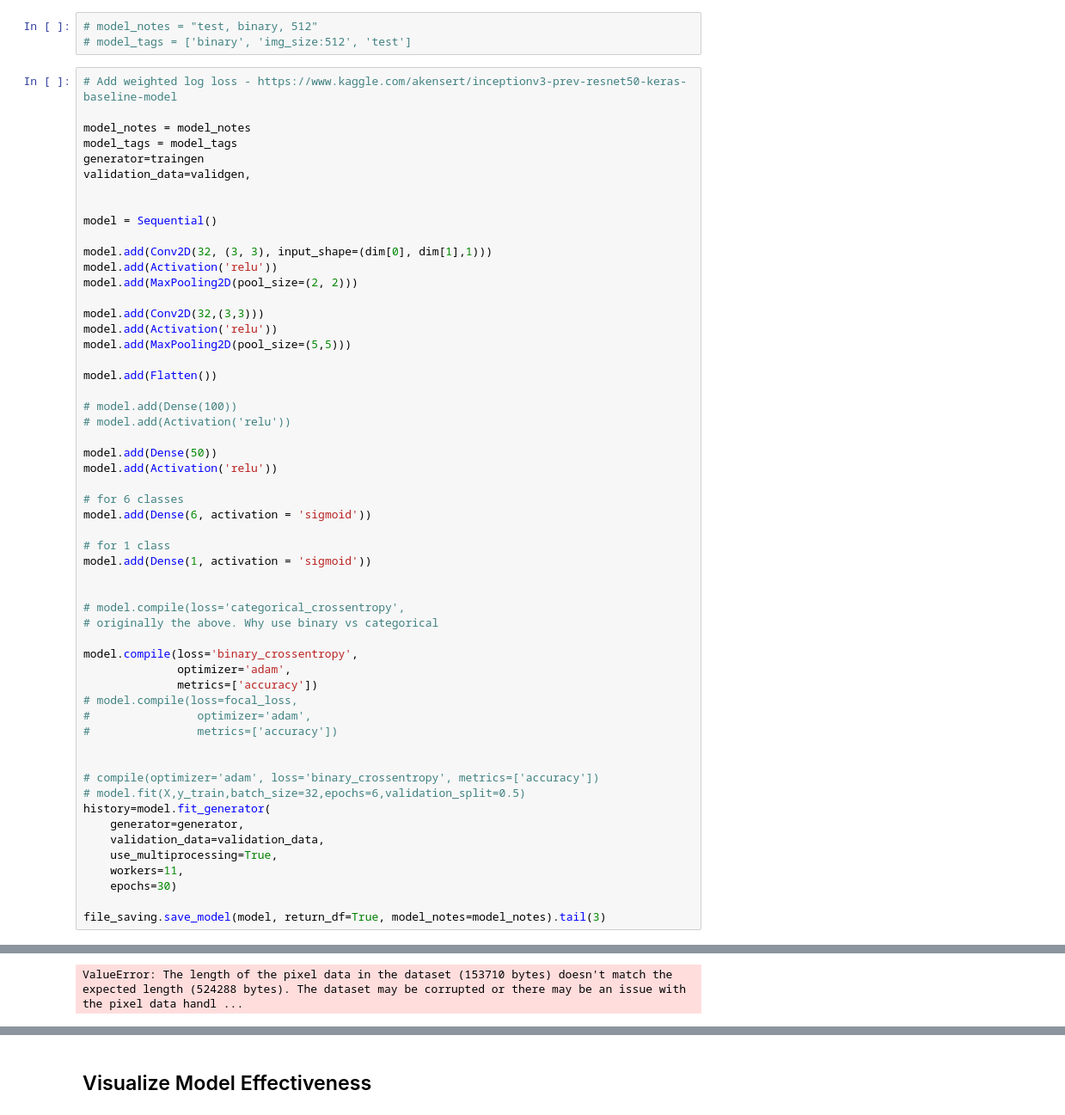
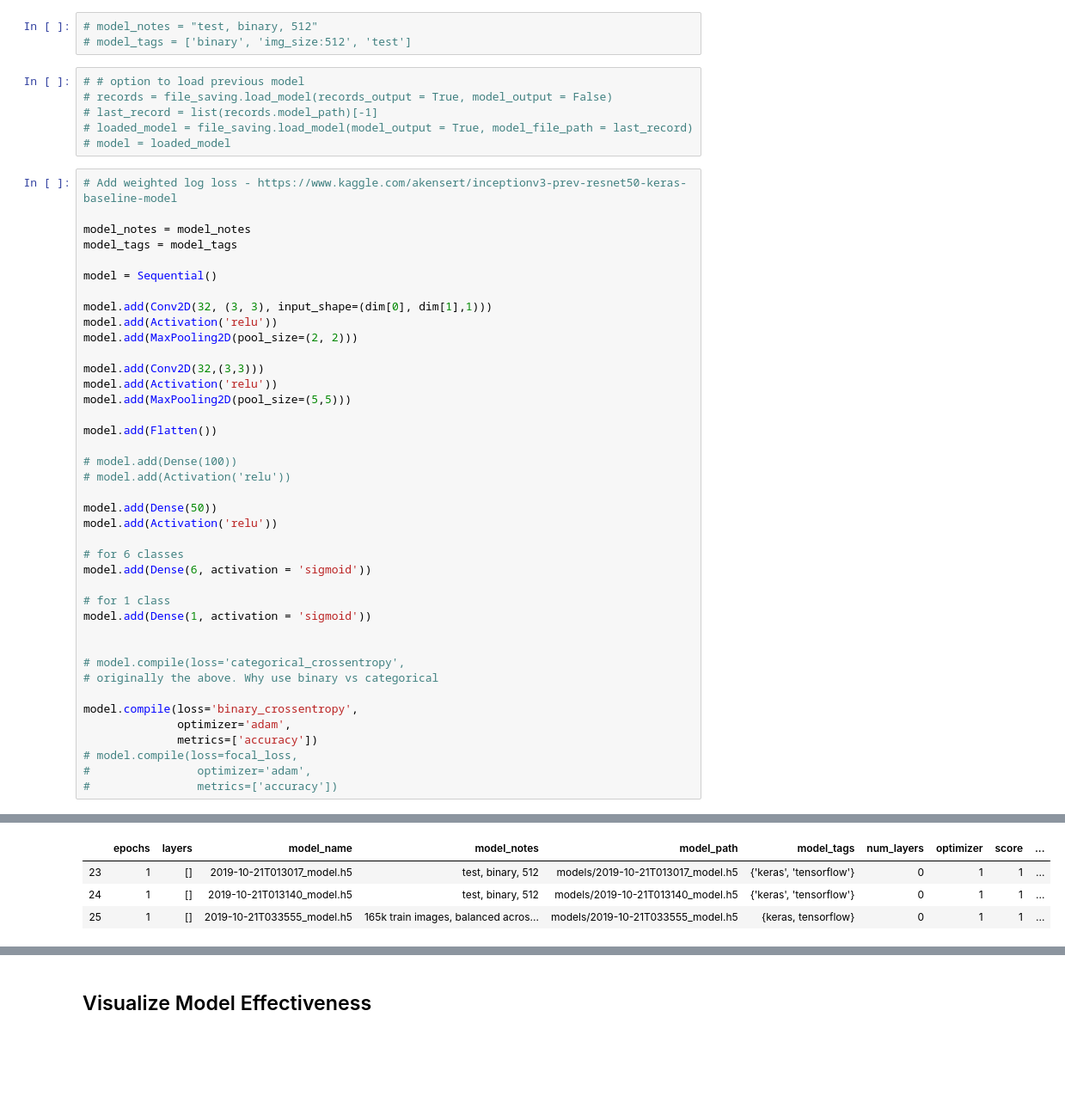
Before and after one commit to RumTumTum/capstone, a Jupyter notebook: basic_cnn_v3.ipynb, the cells around one changed output, grey strips where cells are left out. Shown at 86% size. Cells and saved outputs as stored; diff of their text form; blank space fills up the shorter version.

```diff
--- a/basic_cnn_v3.ipynb
+++ b/basic_cnn_v3.ipynb
@@ -108,14 +145,17 @@ model_tags = ['binary', 'img_size:512']
 # %%
 # model_notes = "test, binary, 512"
 # model_tags = ['binary', 'img_size:512', 'test']
+# %%
+# # option to load previous model
+# records = file_saving.load_model(records_output = True, model_output = False)
+# last_record = list(records.model_path)[-1]
+# loaded_model = file_saving.load_model(model_output = True, model_file_path = last_record)
+# model = loaded_model
 # %%
 # Add weighted log loss - https://www.kaggle.com/akensert/inceptionv3-prev-resnet50-keras-baseline-model
 
 model_notes = model_notes
 model_tags = model_tags
-generator=traingen
-validation_data=validgen,
-
 
 model = Sequential()
 
@@ -151,16 +191,4 @@ model.compile(loss='binary_crossentropy',
 # model.compile(loss=focal_loss,
 #                optimizer='adam',
 #                metrics=['accuracy'])
-
-
-# compile(optimizer='adam', loss='binary_crossentropy', metrics=['accuracy'])
-# model.fit(X,y_train,batch_size=32,epochs=6,validation_split=0.5)
-history=model.fit_generator(
-    generator=generator,
-    validation_data=validation_data,
-    use_multiprocessing=True,
-    workers=11,
-    epochs=30)
-
-file_saving.save_model(model, return_df=True, model_notes=model_notes).tail(3)
 # %% [output]
@@ -168 +201,4 @@ Epoch 1/30
-ValueError: The length of the pixel data in the dataset (153710 bytes) doesn't match the expected length (524288 bytes). The dataset may be corrupted or there may be an issue with the pixel data handl ...
+|  | epochs | layers | model_name | model_notes | model_path | model_tags | num_layers | optimizer | score | ... |
+| 23 | 1 | [] | 2019-10-21T013017_model.h5 | test, binary, 512 | models/2019-10-21T013017_model.h5 | {'keras', 'tensorflow'} | 0 | 1 | 1 | ... |
+| 24 | 1 | [] | 2019-10-21T013140_model.h5 | test, binary, 512 | models/2019-10-21T013140_model.h5 | {'keras', 'tensorflow'} | 0 | 1 | 1 | ... |
+| 25 | 1 | [] | 2019-10-21T033555_model.h5 | 165k train images, balanced acros... | models/2019-10-21T033555_model.h5 | {keras, tensorflow} | 0 | 1 | 1 | ... |
```
Also changed, not shown: parts of 16 cells of this notebook, 3 other files.
